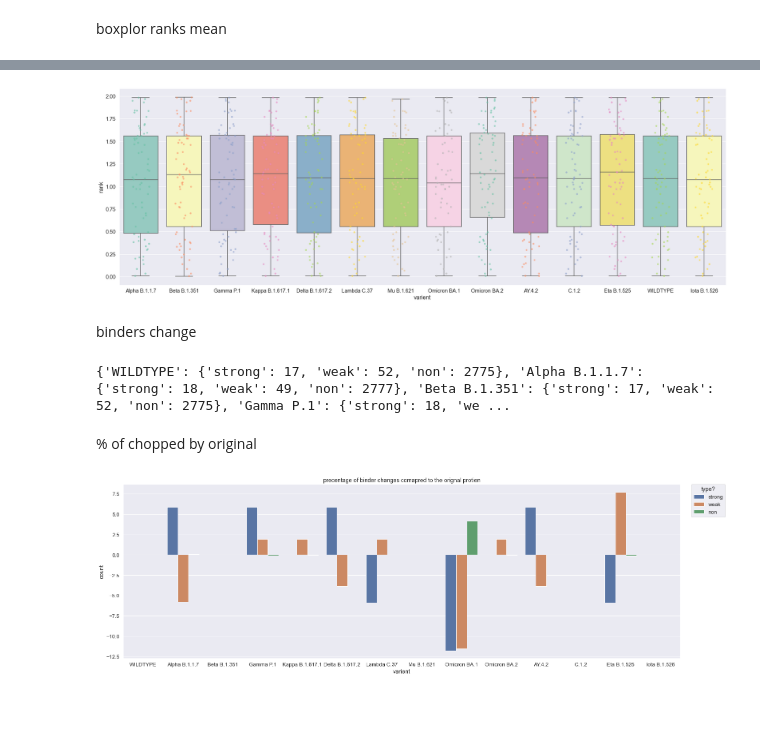
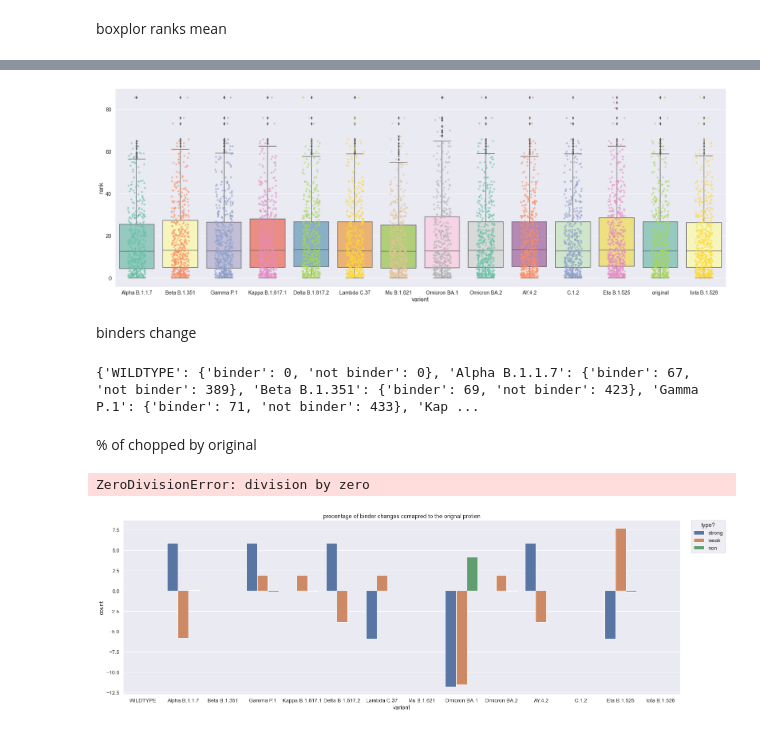
Before and after one commit to itaybroder/mutation_pipline, a Jupyter notebook: analysis/main.ipynb, the cells around one changed output, grey strips where cells are left out. Drawn from its saved outputs; the diff is of its cells as text; code cells hidden in the pictures.

```diff
--- a/analysis/main.ipynb
+++ b/analysis/main.ipynb
@@ -172,11 +172,10 @@ for i, row in filtered_df.iterrows():
     tmp_list = []
     for mhc_type in MHC_TYPES:
         #tmp_list.append(row[mhc_type])
-        new_list.append([row[mhc_type], row["varient"]])
+        new_list.append([row[mhc_type], row["varient"], row["peptide"]])
 
 
-cols = ["rank", "varient"]
+cols = ["rank", "varient", "peptide"]
 box_df = pd.DataFrame(new_list, columns=cols)
 binders_df = box_df[box_df["rank"] <=2]
-display(box_df)
-display(binders_df)
+binders_peptides = set(binders_df["peptide"])
@@ -209,0 +182,12 @@ display(binders_df)
+# %%
+new_list = []
+for i, row in base_df[base_df.peptide.isin(binders_peptides)].iterrows():
+    tmp_list = []
+    for mhc_type in MHC_TYPES:
+        #tmp_list.append(row[mhc_type])
+        new_list.append([row[mhc_type], row["varient"]])
+
+
+cols = ["rank", "varient"]
+box_df = pd.DataFrame(new_list, columns=cols)
+display(box_df)
@@ -210,29 +208,32 @@ display(binders_df)
 # %%
 labels = varient_list
 
 sns.set_theme(style="whitegrid")
 
 sns.set(font_scale = 1.3)
 plt.figure(figsize = (30,10))
 
 ax = sns.boxplot(x="varient", y="rank",
-                 data=binders_df, palette="Set3")
+                 data=box_df, palette="Set3")
 
-ax = sns.stripplot(x="varient", y="rank",  data=binders_df, ax=ax, palette="Set2", split=True, jitter=0.2, alpha=0.6)
+ax = sns.stripplot(x="varient", y="rank",  data=box_df, ax=ax, palette="Set2", split=True, jitter=0.2, alpha=0.6)
 
 plt.savefig("plots/chopped-rank-boxplot", dpi=500, bbox_inches='tight')
 # %% [output]
-[figure, old version]
+[figure, new version]
 # %% [markdown]
 binders change
 # %%
 varient_binders_dict = {}
 for var in varient_list:
-    varient_binders_dict[var] = {"strong": len(box_df[(box_df["varient"] == var) & (box_df["rank"] <=0.5)]), "weak":len(box_df[(box_df["varient"] == var) & ((box_df["rank"] >0.5) & (box_df["rank"] <=2))]), "non":len(box_df[(box_df["varient"] == var) & (box_df["rank"] >2)])}
+    if(var == "WILDTYPE"):
+        varient_binders_dict["WILDTYPE"] = {"binder": len(box_df[(box_df["varient"] == var) & (box_df["rank"] <=2)]), "not binder":len(box_df[(box_df["varient"] == var) & (box_df["rank"] >2)])}
+    else:
+        varient_binders_dict[var] = {"binder": len(box_df[(box_df["varient"] == var) & (box_df["rank"] <=2)]), "not binder":len(box_df[(box_df["varient"] == var) & (box_df["rank"] >2)])}
 
 print(varient_binders_dict)
 # %% [output]
-{'WILDTYPE': {'strong': 17, 'weak': 52, 'non': 2775}, 'Alpha B.1.1.7': {'strong': 18, 'weak': 49, 'non': 2777}, 'Beta B.1.351': {'strong': 17, 'weak': 52, 'non': 2775}, 'Gamma P.1': {'strong': 18, 'we ...
+{'WILDTYPE': {'binder': 0, 'not binder': 0}, 'Alpha B.1.1.7': {'binder': 67, 'not binder': 389}, 'Beta B.1.351': {'binder': 69, 'not binder': 423}, 'Gamma P.1': {'binder': 71, 'not binder': 433}, 'Kap ...
 # %%
 cols = ["varient", "Chopped?","count" ]
 rows = []
@@ -247,17 +247,16 @@ chopped_counter_df = pd.DataFrame(rows, columns=cols)
 cols = ["varient", "Chopped?","count" ]
 rows = []
 
-original_chopped_counter = varient_binders_dict["WILDTYPE"]["strong"]
-original_not_chopped_counter = varient_binders_dict["WILDTYPE"]["weak"]
-original_non_chopped_counter = varient_binders_dict["WILDTYPE"]["non"]
+original_chopped_counter = varient_binders_dict["WILDTYPE"]["binder"]
+original_non_chopped_counter = varient_binders_dict["WILDTYPE"]["not binder"]
 for var in varient_binders_dict:
-    chopped_counter = varient_binders_dict[var]["strong"]
-    not_chopped_counter = varient_binders_dict[var]["weak"]
-    non_chopped_counter = varient_binders_dict[var]["non"]
+    chopped_counter = varient_binders_dict[var]["binder"]
+    non_chopped_counter = varient_binders_dict[var]["not binder"]
     rows.append([var, "strong", 100*(chopped_counter/original_chopped_counter)-100])
-    rows.append([var, "weak",100*not_chopped_counter/original_not_chopped_counter-100])
-    rows.append([var, "non",100*non_chopped_counter/original_non_chopped_counter-100])
+    rows.append([var, "not_binder",100*not_chopped_counter/original_non_chopped_counter-100])
 chopped_counter_df = pd.DataFrame(rows, columns=cols)
+# %% [output]
+ZeroDivisionError: division by zero
 # %%
 sns.set_theme(style="whitegrid")
 sns.set(rc = {'figure.figsize':(25,8)})
```
Also changed, not shown: parts of 18 cells of this notebook, 5 other files.
